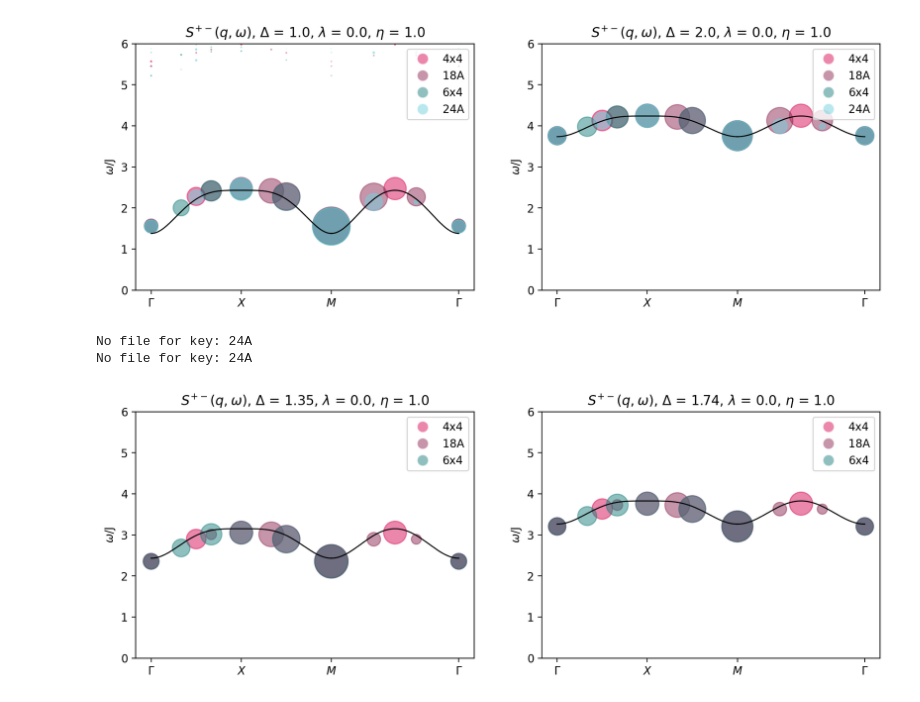
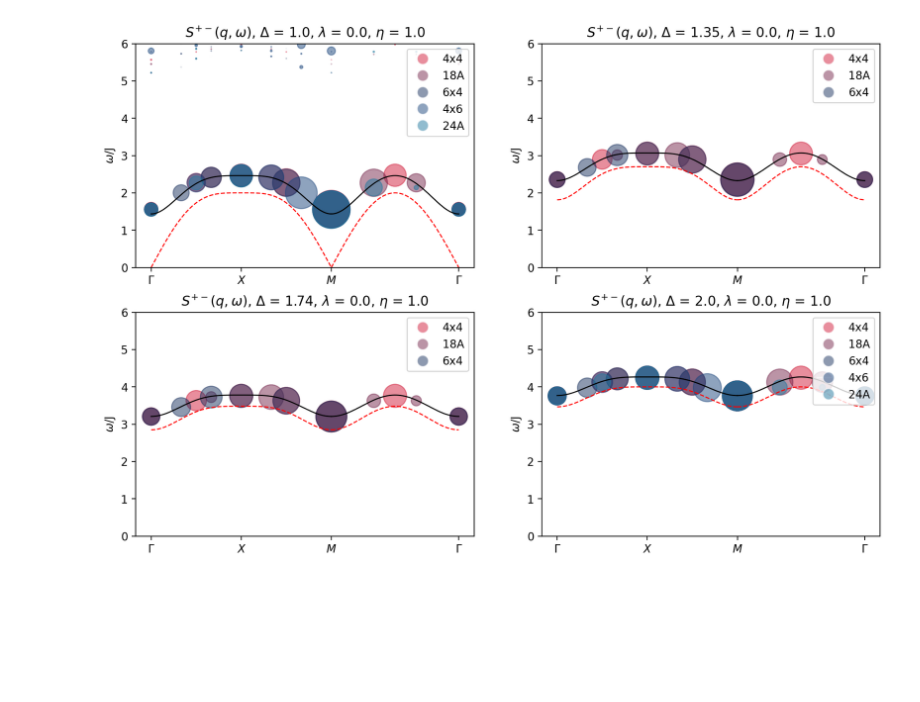
Before and after one commit to Squivit/ED_2D_square_Heisenberg, a Jupyter notebook: plot_SDSF_from_data.ipynb, the cells around one changed output. Saved outputs shown, nothing was run; the diff lists cells and outputs as text; code cells hidden in the pictures; blank space fills up the shorter version.

```diff
--- a/plot_SDSF_from_data.ipynb
+++ b/plot_SDSF_from_data.ipynb
@@ -27,7 +27,7 @@ def get_cluster_k_path(key):
     return k_path
 # %%
 supercells = [
-    '4x4', '18A', '6x4', '24A'
+    '4x4', '18A', '6x4', '4x6', '24A', '32A'
 ]
 
 k_paths = {}
@@ -57,7 +57,7 @@ def plot_points_from_key_and_vars(key : str, dir = '+-', delta = 1., lamb = 1.,
             p_s = np.loadtxt(fr'data/d={delta}_l={lamb}/{key}_S_{dir}_mag.txt')
             p_x = np.loadtxt(fr'data/d={delta}_l={lamb}/{key}_S_{dir}_en.txt')
         else:
-            raise FileNotFoundError
+            pass
 
     sizes = np.zeros( ( p_s.shape[0], p_s.shape[1] + 1 ) )
     sizes[:, :-1] = p_s
@@ -119,13 +119,9 @@ def plot_points_from_key_and_vars(key : str, dir = '+-', delta = 1., lamb = 1.,
             labels.append(rf"({kx_label}, {ky_label})")
         tick_positions.append(d)
 
-    #for ik, k in enumerate(k_points):
-    #    for ii in range(sizes.shape[0]):
-    #        if sizes[ii, ik] > 0:
-    #            plt.scatter( dist[ik], energy[ii, ik], sizes[ii, ik], c=c, alpha=.5)
 
     for ii in range(sizes.shape[0]):
-        plt.scatter( dist[:], energy[ii, :], sizes[ii, :], c=c, alpha=alpha)
+        plt.scatter( dist[:], energy[ii, :], sizes[ii, :], c=c, alpha=alpha)#, marker = 'x')
 
     plt.ylim([0, ylim])
 
@@ -307,62 +278,22 @@ plt.show()
-# %%
-def find_function(delta = 1., alpha = 0.):
-    x_range = np.arange( 0, 2.00001, 0.001 )
-
-    kx = np.pi * np.clip(x_range, 0., 1.)
-    ky = np.pi * (np.clip(x_range, 1., 2.)-1.)
-
-    delta_k = (np.cos(kx) + np.cos(ky))/2.
-    y = 2. * np.sqrt((delta+alpha)**2 - delta_k**2)
-
-    plt.plot( x_range, y, 'black', lw = 1. )
-
-    x_range = np.linspace( 2, 2+np.sqrt(2), len(x_range), endpoint=True )
-    k_range = np.linspace(1., 0., len(x_range), endpoint=True) * np.pi
-
-    delta_k = (np.cos(k_range) + np.cos(k_range))/2.
-    y = 2. * np.sqrt((delta+alpha)**2 - delta_k**2)
-
-    plt.plot( x_range, y, 'black', lw = 1. )
-
-    plot_all_for_var(dir='+-', delta=delta, lamb=0., eta = 1., to_diameter=False, marker_size=900, alpha=.5, show = False)
-
-fig = plt.figure(figsize = (12, 4), dpi = 200)
-plt.subplot(1, 2, 1)
-find_function(1., 4*0.053673480448829004) #0.03910101867787485
-plt.subplot(1, 2, 2)
-find_function(2., 4*2*0.01483042339122892) #0.009758864997001914
-plt.show()
-# %% [output]
-[figure, removed]
 # %%
-def find_function(delta = 1., alpha = 0.):
-    x_range = np.arange( 0, 2.00001, 0.001 )
+fig = plt.figure(figsize = (12, 8), dpi = 200)
 
-    kx = np.pi * np.clip(x_range, 0., 1.)
-    ky = np.pi * (np.clip(x_range, 1., 2.)-1.)
+plt.subplot(2, 2, 1)
+find_function_lamb(1., 0., 0.46175418/2/1.)
+plot_LSW(1., 'red', '--')
 
-    delta_k = (np.cos(kx) + np.cos(ky))/2.
-    y = 2. * np.sqrt((delta+alpha)**2 - delta_k**2)
+plt.subplot(2, 2, 2)
+find_function_lamb(1.35, 0., 0.4990152/2/1.35)
+plot_LSW(1.35, 'red', '--')
 
-    plt.plot( x_range, y, 'black', lw = 1. )
+plt.subplot(2, 2, 3)
+find_function_lamb(1.74, 0., 0.52161271/(2*1.74))
+plot_LSW(1.74, 'red', '--')
 
-    x_range = np.linspace( 2, 2+np.sqrt(2), len(x_range), endpoint=True )
-    k_range = np.linspace(1., 0., len(x_range), endpoint=True) * np.pi
+plt.subplot(2, 2, 4)
+find_function_lamb(2., 0., 0.53066/4) #0.009758864997001914
+plot_LSW(2., 'red', '--')
 
-    delta_k = (np.cos(k_range) + np.cos(k_range))/2.
-    y = 2. * np.sqrt((delta+alpha)**2 - delta_k**2)
-
-    plt.plot( x_range, y, 'black', lw = 1. )
-
-    plot_all_for_var(dir='+-', delta=delta, lamb=0., eta = 1., to_diameter=False, marker_size=900, alpha=.5, show = False)
-
-fig = plt.figure(figsize = (12, 4), dpi = 200)
-plt.subplot(1, 2, 1)
-find_function(1.35, 0.22431341515784045)
-plt.subplot(1, 2, 2)
-find_function(1.74, 0.17295773268934622)
 plt.show()
 # %% [output]
-No file for key: 24A
-No file for key: 24A
-[figure, old version]
+[figure, new version]
```
Also changed, not shown: parts of 8 cells of this notebook, 37 other files.
